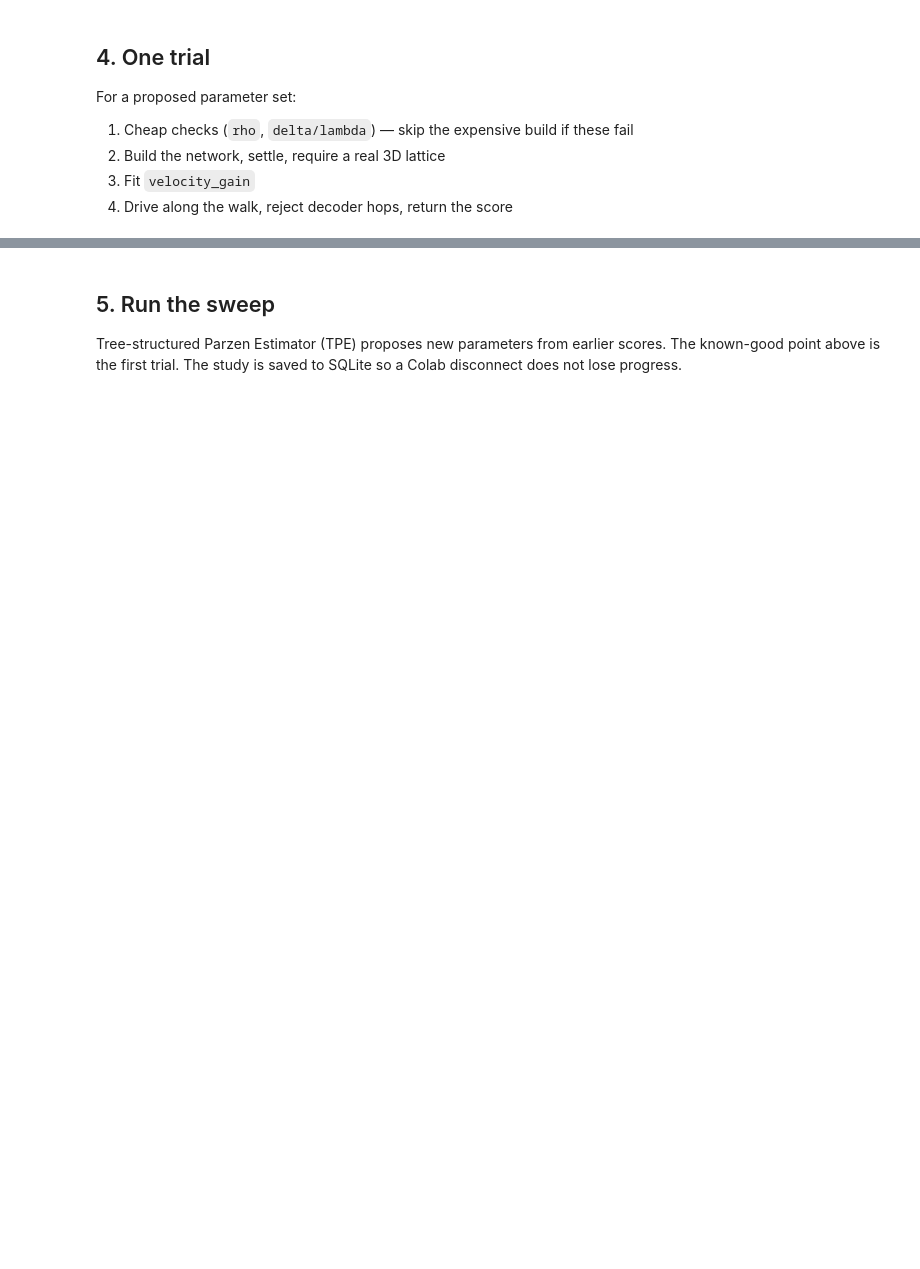
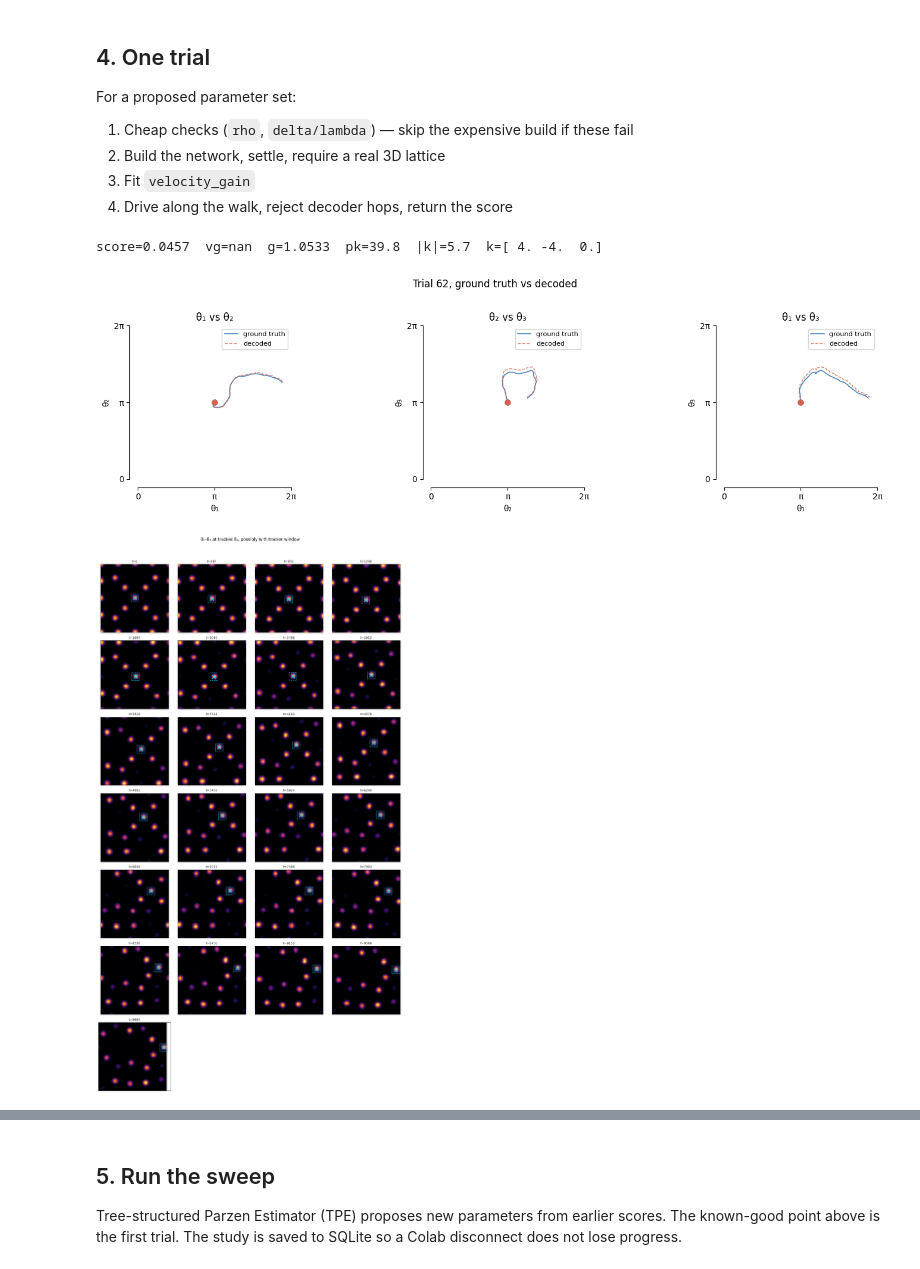
Before and after one commit to jacobsvennevik/CAN_Path_Integration_3D_model, a Jupyter notebook: notebooks/network/4_sweep_parameters.ipynb, the cells around one changed output, grey strips where cells are left out. Cells and saved outputs as stored; diff of their text form; code cells hidden in the pictures; blank space fills up the shorter version.

```diff
--- a/notebooks/network/4_sweep_parameters.ipynb
+++ b/notebooks/network/4_sweep_parameters.ipynb
@@ -152,8 +154,7 @@ def score(decoded, truth):
     gt_step = wrapped_angle_diff(truth[1:], truth[:-1])
     path_length = np.concatenate([[0.0], np.cumsum(np.linalg.norm(gt_step, axis=1))])
 
-    tail = max(1, len(error) // 10) #Take only the end because errors accumulate
-    return float(error[-tail:].mean() / path_length[-tail:].mean())
+    return float(error.mean() / path_length.mean())
 # %% [markdown]
 ## 4. One trial
 
@@ -164,6 +165,8 @@ For a proposed parameter set:
 3. Fit `velocity_gain`
 4. Drive along the walk, reject decoder hops, return the score
 # %%
+
+
 def build(alpha, lambda_net, ratio, offset_magnitude, tau):
     return Torus3DQAN.from_config(NetworkConfig(
         spacing=SPACING, alpha=alpha, b=B, tau=tau,
@@ -171,6 +174,41 @@ def build(alpha, lambda_net, ratio, offset_magnitude, tau):
         offset_magnitude=offset_magnitude,
         dt=DT, velocity_gain=B * tau * 0.5, build_connectivity=False,  # raw gain ~2×; fit_gain refines
     ))
+params = dict(
+    alpha=0.449311,
+    lambda_net=0.989870,
+    ratio=1.343949,
+    offset_magnitude=0.128947,
+    tau=2.897958,
+)
+
+N_WALK = 10_000
+_, _, gt = exp.generate_trajectory(n_steps=N_WALK, seed=4)
+
+backend = TorchBackend(build(**params))
+pk = backend.form_lattice(gt[0], settle=SETTLE, min_peakedness=0.0)
+vg, g = fit_gain(backend, gt[0], TARGET_SPEED, periods=2, burn=BURN)
+decoded = backend.drive(
+    gt,
+    snapshot_stride=max(1, N_WALK // 24),
+    display_stride=DRIVE_KW["display_stride"],
+)
+value = score(decoded, gt)
+k_vec, k_mag = backend.dominant_k()
+print(f"score={value:.4f}  vg={vg:.4f}  g={g:.4f}  pk={pk:.1f}  "
+      f"|k|={k_mag:.1f}  k={k_vec}")
+
+fig, _ = visualize_trajectory_projections(
+    gt, decoded, title="Trial 62, ground truth vs decoded")
+plt.show()
+for plane in (2, 1, 0):
+    fig, _ = plot_bump_snapshots(
+        backend.snapshots, backend.snapshot_times,
+        cells=backend.snapshot_cells,
+        radius=backend.tracker.radius,
+        show_tracker=True,
+        plane=plane)
+    plt.show()
 
 
 def objective(trial):
@@ -212,31 +250,41 @@ def objective(trial):
             print(f"[trial {trial.number}] FAIL  under-resolved ({period:.1f} cells/period)")
             return FAIL
         #Fits the velocity gain
         vg, g = fit_gain(backend, theta0, TARGET_SPEED, periods=2, burn=BURN)
+        trial.set_user_attr("vg", float(vg) if np.isfinite(vg) else None)
+        trial.set_user_attr("g",  float(g)  if np.isfinite(g)  else None)
         if not np.isfinite(vg):
             print(f"[trial {trial.number}] FAIL  gain calibration (g={g})")
             return FAIL
 
         decoded = backend.drive(ground_truth, **DRIVE_KW)
         #Checks for the decoder if it has jumped. (failure)
         step = wrapped_angle_diff(decoded[1:], decoded[:-1])
         max_step_cells = np.linalg.norm(step, axis=1).max() * (N / (2.0 * np.pi))
         if max_step_cells > MAX_STEP_FRAC * period:
             print(f"[trial {trial.number}] FAIL  tracker hop ({max_step_cells:.1f} cells)")
             return FAIL
 
+
+
         value = score(decoded, ground_truth)
         print(f"[trial {trial.number}] score={value:.4f}  "
               f"a={alpha:.4f}  L={lambda_net:.4f}  ratio={ratio:.3f}  "
               f"d={offset_magnitude:.4f}  tau={tau:.3f}  "
-              f"pk={peakedness:.1f}  bumps={bumps:.1f}")
+              f"pk={peakedness:.1f}  bumps={bumps:.1f}"
+              f"pk={peakedness:.1f}  bumps={bumps:.1f}  "
+              f"frac={frac_active:.4f}  g={g:.3f}")
         return value
 
     except Exception as e:
         print(f"[trial {trial.number}] FAIL  {e!r}")
         return FAIL
     finally:
         del backend
         gc.collect()
         if torch.cuda.is_available():
             torch.cuda.empty_cache()
+# %% [output]
+score=0.0457  vg=nan  g=1.0533  pk=39.8  |k|=5.7  k=[ 4. -4.  0.]
+[figure, added]
+[figure, added]
```
Also changed, not shown: parts of 8 cells of this notebook, 3 other files.
